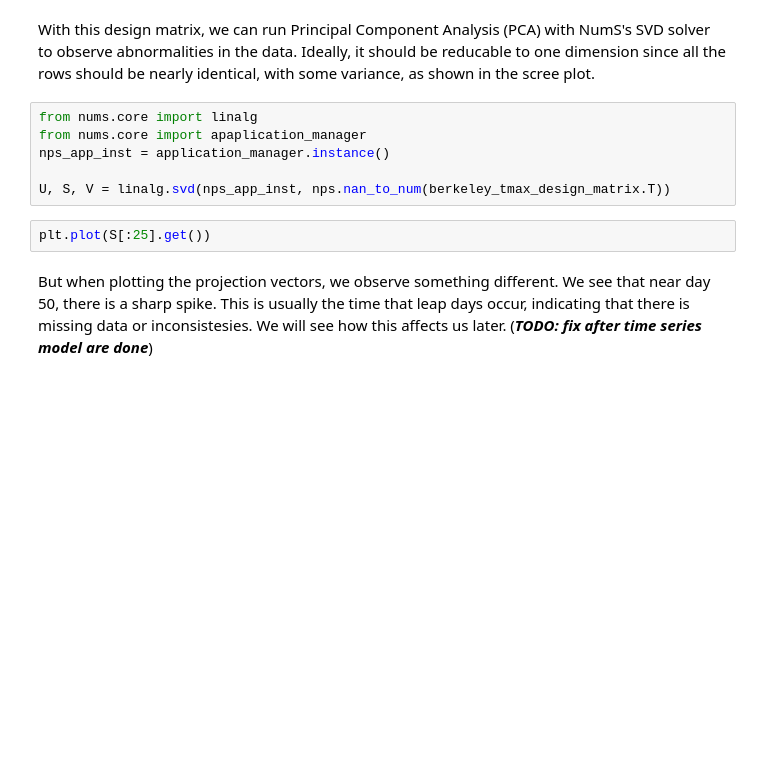
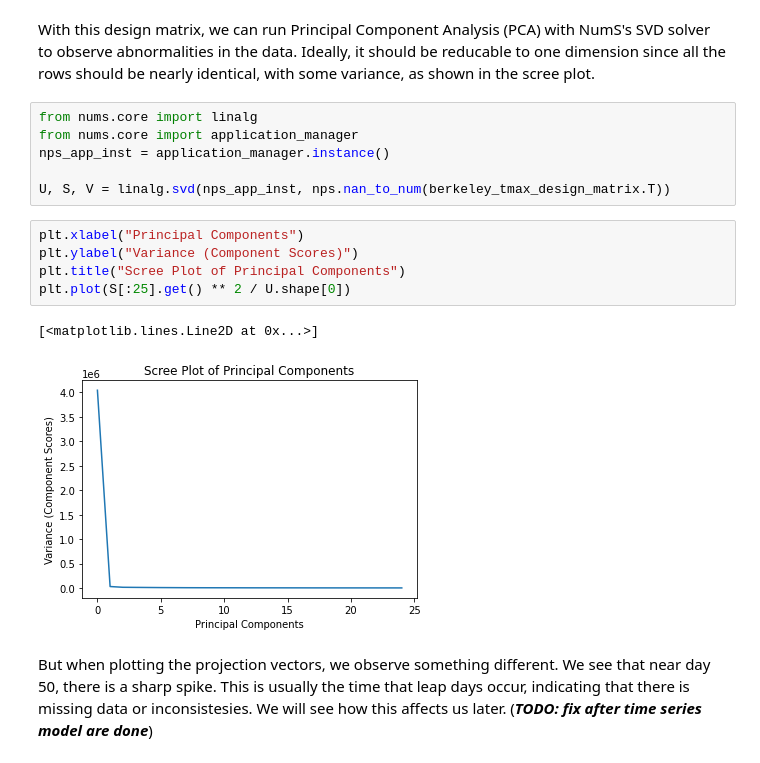
Before and after one commit to briancpark/aws-asdi, a Jupyter notebook: tutorial.ipynb, the cells around one changed output. Drawn from its saved outputs; the diff is of its cells as text; blank space fills up the shorter version.

```diff
--- a/tutorial.ipynb
+++ b/tutorial.ipynb
@@ -624,12 +839,18 @@ for i in range(berkeley_tmax_design_matrix.shape[0]):
 With this design matrix, we can run Principal Component Analysis (PCA) with NumS's SVD solver to observe abnormalities in the data. Ideally, it should be reducable to one dimension since all the rows should be nearly identical, with some variance, as shown in the scree plot.
 # %%
 from nums.core import linalg
-from nums.core import apaplication_manager
+from nums.core import application_manager
 nps_app_inst = application_manager.instance()
 
 U, S, V = linalg.svd(nps_app_inst, nps.nan_to_num(berkeley_tmax_design_matrix.T))
 # %%
-plt.plot(S[:25].get())
+plt.xlabel("Principal Components")
+plt.ylabel("Variance (Component Scores)")
+plt.title("Scree Plot of Principal Components")
+plt.plot(S[:25].get() ** 2 / U.shape[0])
+# %% [output]
+[<matplotlib.lines.Line2D at 0x...>]
+[figure, added]
 # %% [markdown]
 But when plotting the projection vectors, we observe something different. We see that near day 50, there is a sharp spike. This is usually the time that leap days occur, indicating that there is missing data or inconsistesies. We will see how this affects us later. (***TODO: fix after time series model are done***)
 # %%
```
Also changed, not shown: parts of 70 cells of this notebook.
